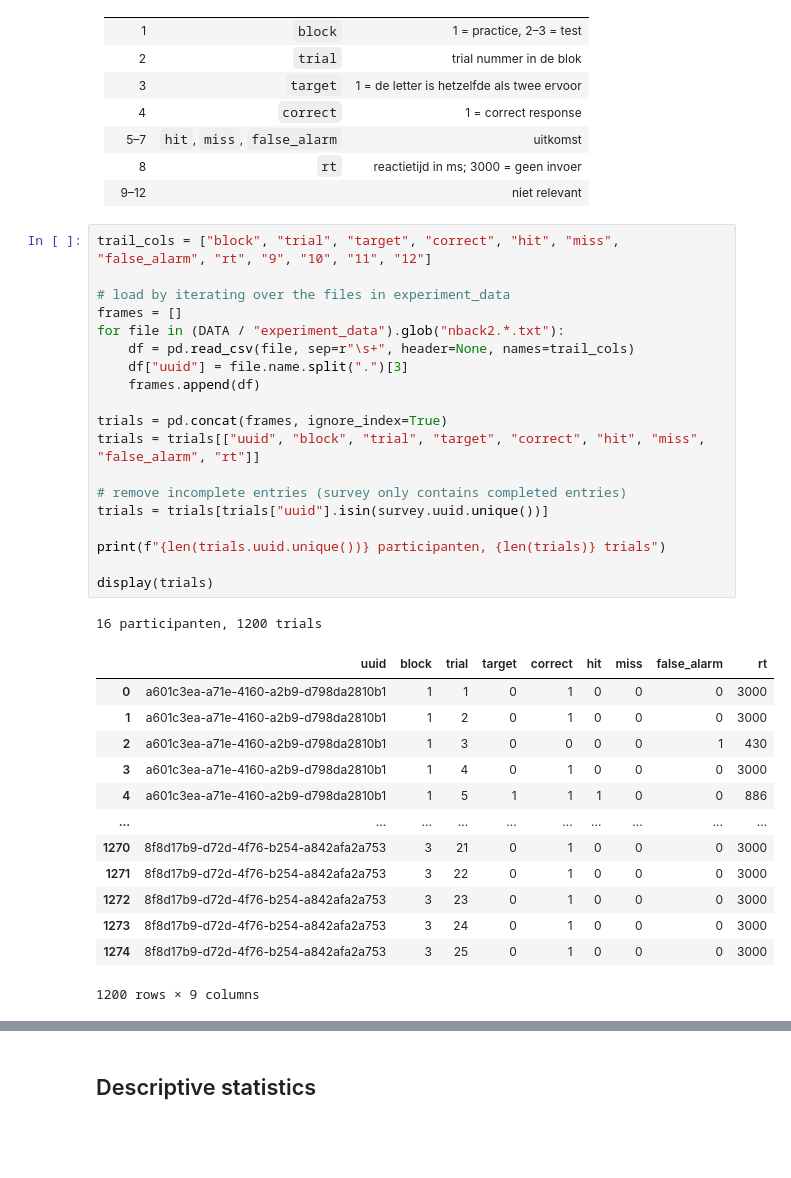
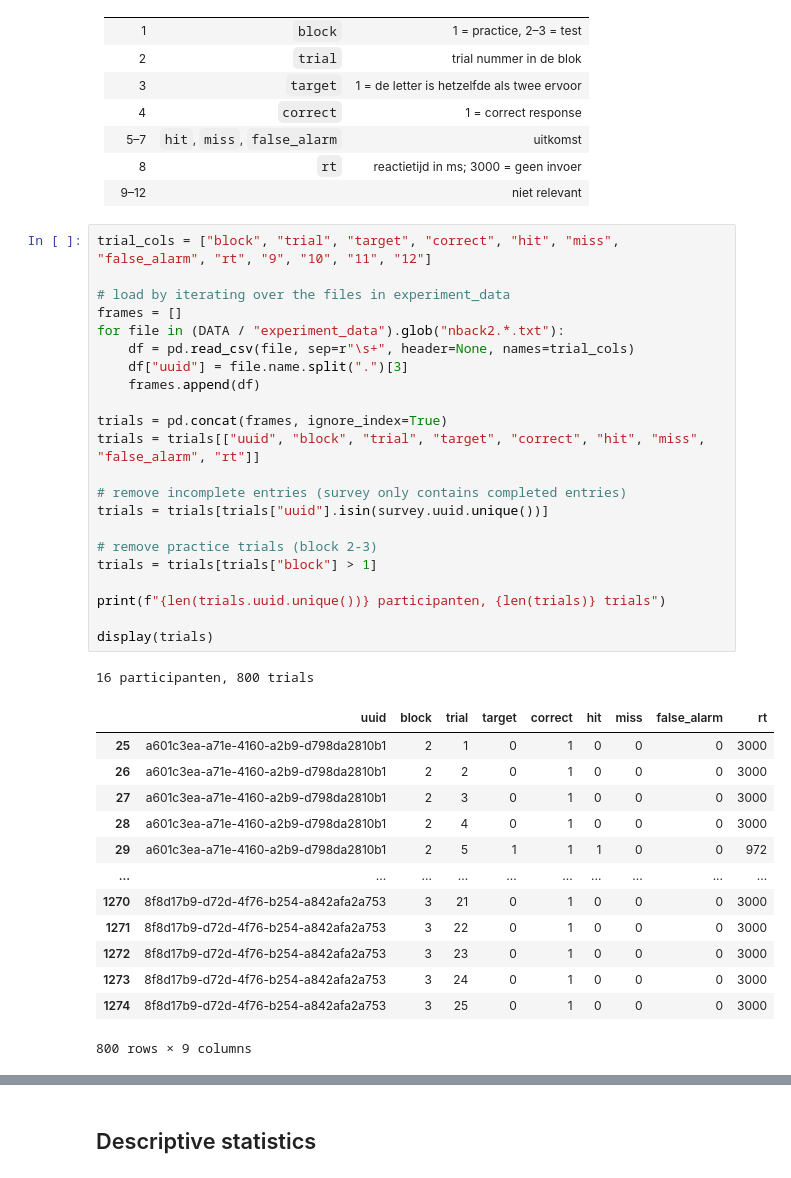
Before and after one commit to Sandj04/cp-analyse, a Jupyter notebook: notebook.ipynb, the cells around one changed output, grey strips where cells are left out. Saved outputs shown, nothing was run; the diff lists cells and outputs as text; blank space fills up the shorter version.

```diff
--- a/notebook.ipynb
+++ b/notebook.ipynb
@@ -98,36 +98,39 @@ Uit de door PsyToolkit geleverde r script `data/analize_nback2.r`, hebben we de
 | 8 | `rt` | reactietijd in ms; 3000 = geen invoer |
 | 9–12 | | niet relevant |
 # %%
-trail_cols = ["block", "trial", "target", "correct", "hit", "miss", "false_alarm", "rt", "9", "10", "11", "12"]
+trial_cols = ["block", "trial", "target", "correct", "hit", "miss", "false_alarm", "rt", "9", "10", "11", "12"]
 
 # load by iterating over the files in experiment_data
 frames = []
 for file in (DATA / "experiment_data").glob("nback2.*.txt"):
-    df = pd.read_csv(file, sep=r"\s+", header=None, names=trail_cols)
+    df = pd.read_csv(file, sep=r"\s+", header=None, names=trial_cols)
     df["uuid"] = file.name.split(".")[3]
     frames.append(df)
 
 trials = pd.concat(frames, ignore_index=True)
 trials = trials[["uuid", "block", "trial", "target", "correct", "hit", "miss", "false_alarm", "rt"]]
 
 # remove incomplete entries (survey only contains completed entries)
 trials = trials[trials["uuid"].isin(survey.uuid.unique())]
 
+# remove practice trials (block 2-3)
+trials = trials[trials["block"] > 1]
+
 print(f"{len(trials.uuid.unique())} participanten, {len(trials)} trials")
 
 display(trials)
 # %% [output]
-16 participanten, 1200 trials
+16 participanten, 800 trials
 |  | uuid | block | trial | target | correct | hit | miss | false_alarm | rt |
-| 0 | a601c3ea-a71e-4160-a2b9-d798da2810b1 | 1 | 1 | 0 | 1 | 0 | 0 | 0 | 3000 |
-| 1 | a601c3ea-a71e-4160-a2b9-d798da2810b1 | 1 | 2 | 0 | 1 | 0 | 0 | 0 | 3000 |
-| 2 | a601c3ea-a71e-4160-a2b9-d798da2810b1 | 1 | 3 | 0 | 0 | 0 | 0 | 1 | 430 |
-| 3 | a601c3ea-a71e-4160-a2b9-d798da2810b1 | 1 | 4 | 0 | 1 | 0 | 0 | 0 | 3000 |
-| 4 | a601c3ea-a71e-4160-a2b9-d798da2810b1 | 1 | 5 | 1 | 1 | 1 | 0 | 0 | 886 |
+| 25 | a601c3ea-a71e-4160-a2b9-d798da2810b1 | 2 | 1 | 0 | 1 | 0 | 0 | 0 | 3000 |
+| 26 | a601c3ea-a71e-4160-a2b9-d798da2810b1 | 2 | 2 | 0 | 1 | 0 | 0 | 0 | 3000 |
+| 27 | a601c3ea-a71e-4160-a2b9-d798da2810b1 | 2 | 3 | 0 | 1 | 0 | 0 | 0 | 3000 |
+| 28 | a601c3ea-a71e-4160-a2b9-d798da2810b1 | 2 | 4 | 0 | 1 | 0 | 0 | 0 | 3000 |
+| 29 | a601c3ea-a71e-4160-a2b9-d798da2810b1 | 2 | 5 | 1 | 1 | 1 | 0 | 0 | 972 |
 | ... | ... | ... | ... | ... | ... | ... | ... | ... | ... |
 | 1270 | 8f8d17b9-d72d-4f76-b254-a842afa2a753 | 3 | 21 | 0 | 1 | 0 | 0 | 0 | 3000 |
 | 1271 | 8f8d17b9-d72d-4f76-b254-a842afa2a753 | 3 | 22 | 0 | 1 | 0 | 0 | 0 | 3000 |
 | 1272 | 8f8d17b9-d72d-4f76-b254-a842afa2a753 | 3 | 23 | 0 | 1 | 0 | 0 | 0 | 3000 |
 | 1273 | 8f8d17b9-d72d-4f76-b254-a842afa2a753 | 3 | 24 | 0 | 1 | 0 | 0 | 0 | 3000 |
 | 1274 | 8f8d17b9-d72d-4f76-b254-a842afa2a753 | 3 | 25 | 0 | 1 | 0 | 0 | 0 | 3000 |
-1200 rows × 9 columns
+800 rows × 9 columns
```
Also changed, not shown: parts of 2 cells of this notebook.
